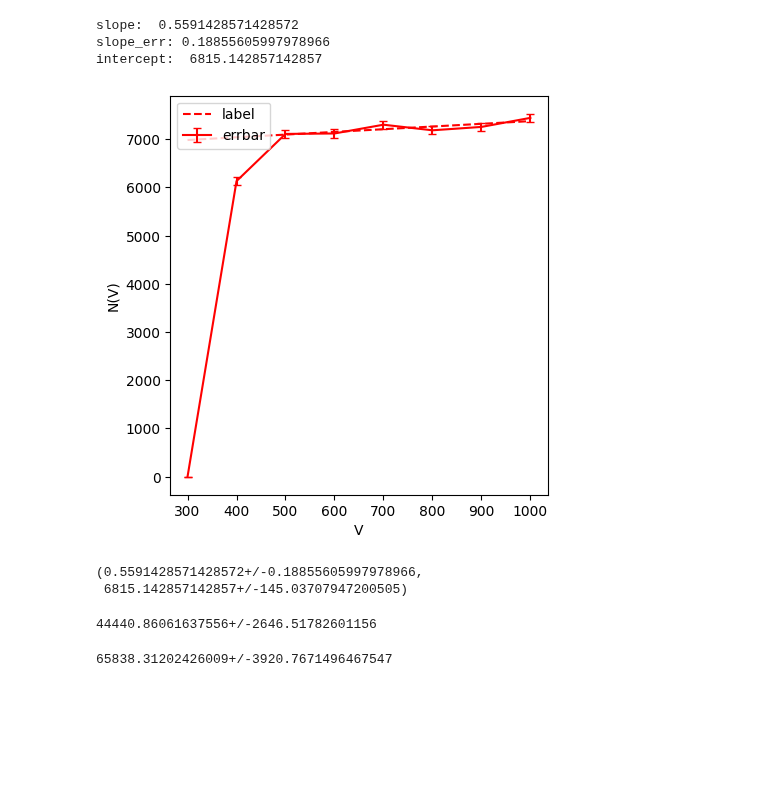
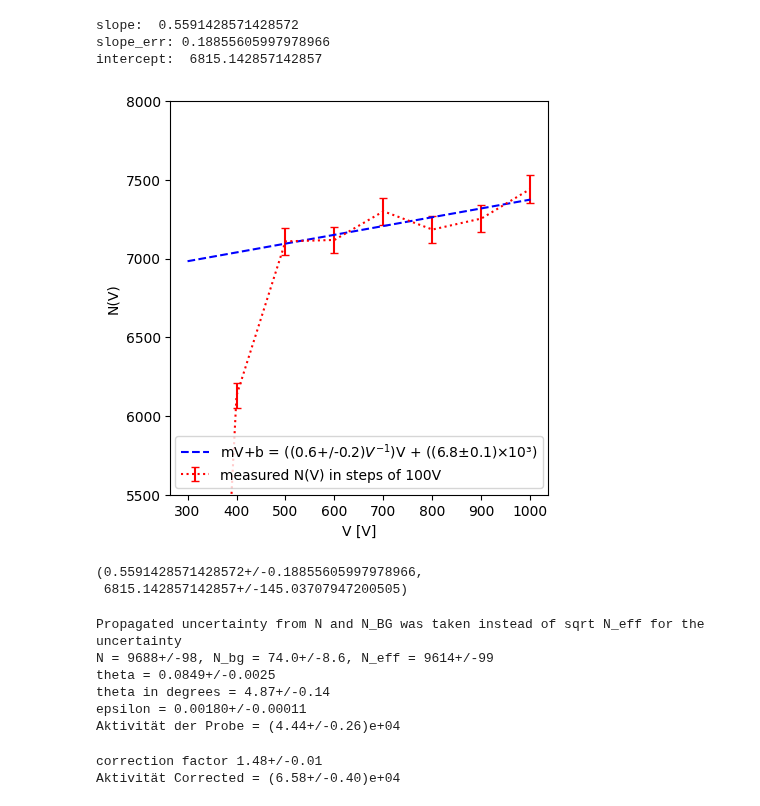
Before and after one commit to dominikrosser/praktikum_p1, a Jupyter notebook: 41_BetaDecay/beta_decay_new.ipynb, the cells around one changed output. Saved outputs shown, nothing was run; the diff lists cells and outputs as text; code cells hidden in the pictures; blank space fills up the shorter version.

```diff
--- a/41_BetaDecay/beta_decay_new.ipynb
+++ b/41_BetaDecay/beta_decay_new.ipynb
@@ -59,37 +59,40 @@ def errorbar_plot_with_linregress(X, Y, SIG_Y, errbarlabel='errbarlabel', xlabel
 # %%
 # Import meas 1
 V_volt_meas, t_seconds_meas, N_of_V_meas = np.genfromtxt(os.path.join(os.getcwd(), "meas_1.csv"), delimiter=',', skip_header=1, unpack=True)
 
 u_V = np.array([u.ufloat(V_val, 5.0) for V_val in V_volt_meas])
 u_t = np.array([u.ufloat(t_val, 2.0/1000) for t_val in t_seconds_meas])
 u_N = np.array([u.ufloat(N_val, np.sqrt(N_val)) for N_val in N_of_V_meas])
 
 def graph_N(V, N, sig_N):
     X, Y = V[2:], N[2:]
     result = scipy.stats.linregress(X, Y)
+    u_Slope = u.ufloat(result.slope, result.stderr)
+    u_Intercept = u.ufloat(result.intercept, result.intercept_stderr)
     #slope, intercept, rvalue, pvalue, sevalue, inteerr
     print("slope: ", result.slope)
     print("slope_err:", result.stderr)
     print("intercept: ", result.intercept)
     x_axis_spaced = np.linspace(np.min(V), np.max(V), 10)
     fig, ax = plt.subplots(1,1,figsize=(12*cm, 12*cm))
     #ax.plot(x,y,linestyle='-', color='red')
-    ax.plot(x_axis_spaced, result.slope*x_axis_spaced + result.intercept, 'r--', label='label')
-    ax.errorbar(V, N, yerr=sig_N, linestyle='-', color='red', capsize=3, label='errbar')
-    ax.set_xlabel('V')
+    ax.errorbar(V, N, yerr=sig_N, linestyle='dotted', color='red', capsize=3, label='measured N(V) in steps of 100V')
+    ax.plot(x_axis_spaced, result.slope*x_axis_spaced + result.intercept, 'b--', label=r'mV+b = (({:.1u}){})V + ({:.1uP})'.format(u_Slope, r'$V^{-1}$', u_Intercept))
+    ax.set_xlabel('V [V]')
     ax.set_ylabel('N(V)')
-    ax.legend(loc='upper left')
+    ax.set_ylim([5500, 8000])
+    ax.legend(loc='lower center')
     plt.tight_layout()
     plt.savefig('N_of_V', dpi=500)
     plt.show()
-    return u.ufloat(result.slope, result.stderr), u.ufloat(result.intercept, result.intercept_stderr) # (slope+=unc), (intercept+=unc)
+    return u_Slope, u_Intercept # (slope+=unc), (intercept+=unc)
 
 graph_N(extr_values(u_V), extr_values(u_N), extr_sig(u_N))
 # %% [output]
 slope:  0.5591428571428572
 slope_err: 0.18855605997978966
 intercept:  6815.142857142857
-[figure, old version]
+[figure, new version]
 (0.5591428571428572+/-0.18855605997978966,
  6815.142857142857+/-145.03707947200505)
 # %%
@@ -98,37 +101,52 @@ u_t = u.ufloat(120, 2/1000) # s
 u_N2 = u.ufloat(9688, np.sqrt(9688)) # Einfallende Teilchen in der Zeit t
 u_N_bg = u.ufloat(74, np.sqrt(74))
 u_N_eff = u_N2 - u_N_bg
+if (u.std_dev(u_N_eff) <= np.sqrt(u.nominal_value(u_N_eff))):
+    u_N_eff = u.ufloat(u.nominal_value(u_N_eff), np.sqrt(u.nominal_value(u_N_eff)))
+    print("Sqrt was higher than propagaded uncertainty so we took this for u_N_eff")
+else:
+    print("Propagated uncertainty from N and N_BG was taken instead of sqrt N_eff for the uncertainty")
+print("N = {:.2u}, N_bg = {:.2u}, N_eff = {:.2u}".format(u_N2, u_N_bg, u_N_eff))
 
 # Raumwinkelberechnung
 u_D = u.ufloat(17.2, 0.5) # mm
 u_r = u_D/2 # mm
 u_d = u.ufloat(101, 0.5) # mm
 u_theta = u.wrap(np.arctan)(u_r/u_d) # rad
+print("theta = {:.2u}".format(u_theta))
+print("theta in degrees = {:.2u}".format(r2d(u_theta)))
 
 u_epsilon = u.wrap(np.square)(u.wrap(np.sin)(u_theta/2))
+print("epsilon = {:.2u}".format(u_epsilon))
 
 # Aktivität
 u_Aktivitaet = u_N_eff / (u_t * u_epsilon)
 
-u_Aktivitaet
+print("Aktivität der Probe = {:.2u}".format(u_Aktivitaet))
 # %% [output]
-44440.86061637556+/-2646.51782601156
+Propagated uncertainty from N and N_BG was taken instead of sqrt N_eff for the uncertainty
+N = 9688+/-98, N_bg = 74.0+/-8.6, N_eff = 9614+/-99
+theta = 0.0849+/-0.0025
+theta in degrees = 4.87+/-0.14
+epsilon = 0.00180+/-0.00011
+Aktivität der Probe = (4.44+/-0.26)e+04
-# %%
-reach_Sr = 0.45
-not_reach_Sr = 1 - reach_Sr
-reach_Y = 0.9
-not_reach_Y = 1 - reach_Y
-
-rate_Sr = 0.5
-rate_Y = 0.5
-
-fact = 1/(rate_Sr * reach_Sr + rate_Y * reach_Y)
-fact
-
-u_Aktivitaet_Corrected = fact * u_Aktivitaet
-u_Aktivitaet_Corrected
-# %% [output]
-65838.31202426009+/-3920.7671496467547
+# %%
+u_reach_Sr = u.ufloat(0.45, 0.005) # Just set a value for uncertainty
+u_not_reach_Sr = 1 - u_reach_Sr
+u_reach_Y = u.ufloat(0.9, 0.005)
+u_not_reach_Y = 1 - u_reach_Y
+
+u_rate_Sr = u.ufloat(0.5, 0.005)
+u_rate_Y = u.ufloat(0.5, 0.005)
+
+u_fact = 1/(u_rate_Sr * u_reach_Sr + u_rate_Y * u_reach_Y)
+print("correction factor {:.1u}".format(u_fact))
+
+u_Aktivitaet_Corrected = u_fact * u_Aktivitaet
+print("Aktivität Corrected = {:.2u}".format(u_Aktivitaet_Corrected))
+# %% [output]
+correction factor 1.48+/-0.01
+Aktivität Corrected = (6.58+/-0.40)e+04
 # %%
 # 3
 # a.
```
Also changed, not shown: parts of 2 cells of this notebook, 1 other file.
